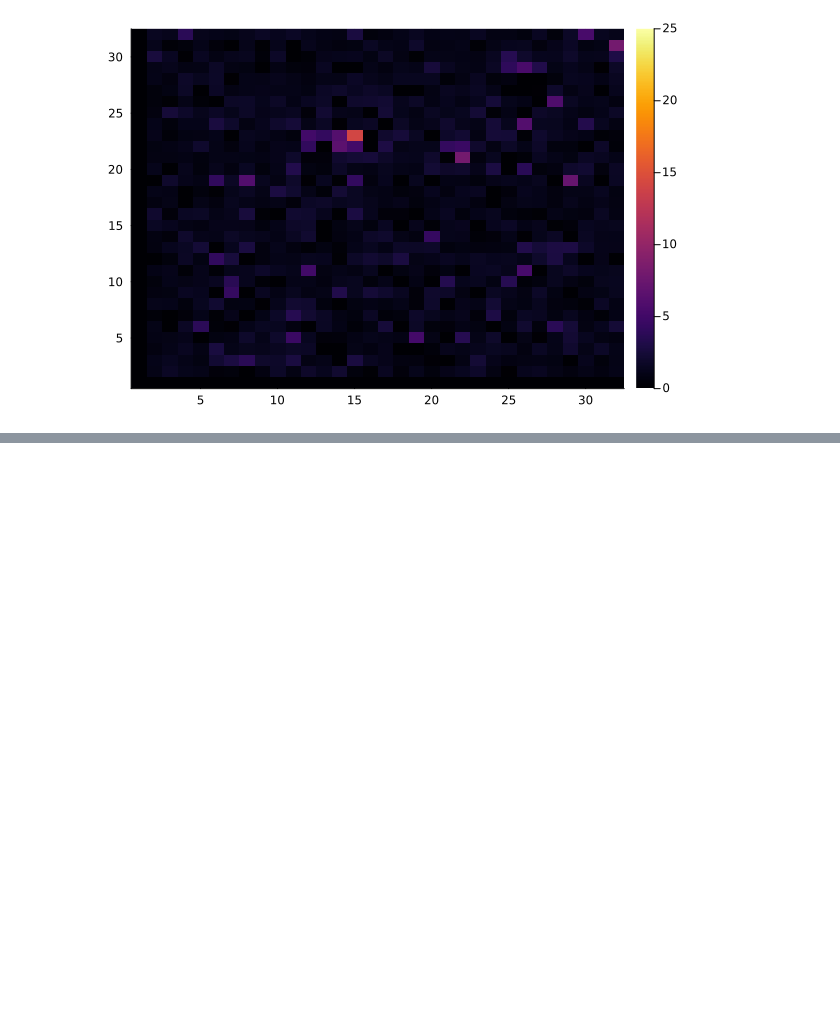
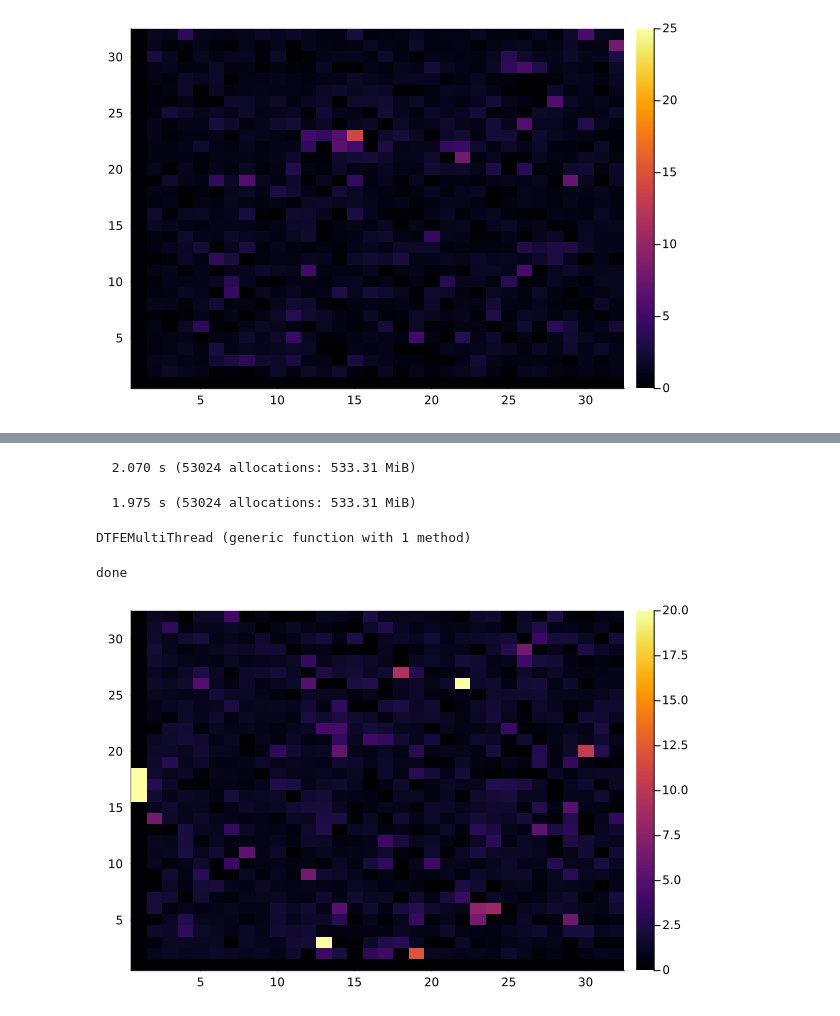
Before and after one commit to ispirovjr/CosmoDTFE.jl, a Jupyter notebook: notebooks/MultiThread.ipynb, the cells around one changed output, grey strips where cells are left out. Drawn from its saved outputs; the diff is of its cells as text; code cells hidden in the pictures; blank space fills up the shorter version.

```diff
--- a/notebooks/MultiThread.ipynb
+++ b/notebooks/MultiThread.ipynb
@@ -156,0 +157,57 @@ end
+# %%
+@btime Threads.@threads for i in eachindex(xs)
+    x = xs[i]
+    @inbounds for (j,y) in pairs(ys)
+            for (k,z) in pairs(z)
+                dens[i,j] = TesselationCore.DTFE([x,y,z], bvh, tets, tes)
+            end
+        end
+    end
+# %% [output]
+  2.070 s (53024 allocations: 533.31 MiB)
+# %%
+@btime Threads.@threads for i in eachindex(xs)
+    x = xs[i]
+    @inbounds for (j,y) in pairs(ys)
+            @inbounds for (k,z) in pairs(z)
+                dens[i,j] = TesselationCore.DTFE([x,y,z], bvh, tets, tes)
+            end
+        end
+    end
+# %% [output]
+  1.975 s (53024 allocations: 533.31 MiB)
+# %%
+# we multiprocess over the first dimension, so for heterogenious sampling, prioritize x size
+function DTFEMultiThread(points, bvh, tetrahedra, tesselation) #TODO see if we can elegantly decide which dim to mutithread
+
+    N = size(points[1],1)
+    dens = zeros(N,N,N)
+
+
+    xs,ys,zs = points
+
+    Threads.@threads for i in eachindex(xs)
+    x = xs[i]
+    @inbounds for (j,y) in pairs(ys)
+            for (k,z) in pairs(zs)
+                dens[i,j,k] = TesselationCore.DTFE([x,y,z], bvh, tets, tes)
+            end
+        end
+    end
+    return dens
+end
+# %% [output]
+DTFEMultiThread (generic function with 1 method)
+# %%
+points = [xs,xs,xs]
+
+den = DTFEMultiThread(points,bvh,tets,tes)
+den /= median(den)
+print("done")
+# %% [output]
+done
+# %%
+
+Plots.heatmap(den[:,:,16],clim=(0,20))
+# %% [output]
+[figure, added]
```
Also changed, not shown: parts of 9 cells of this notebook, 5 other files.
